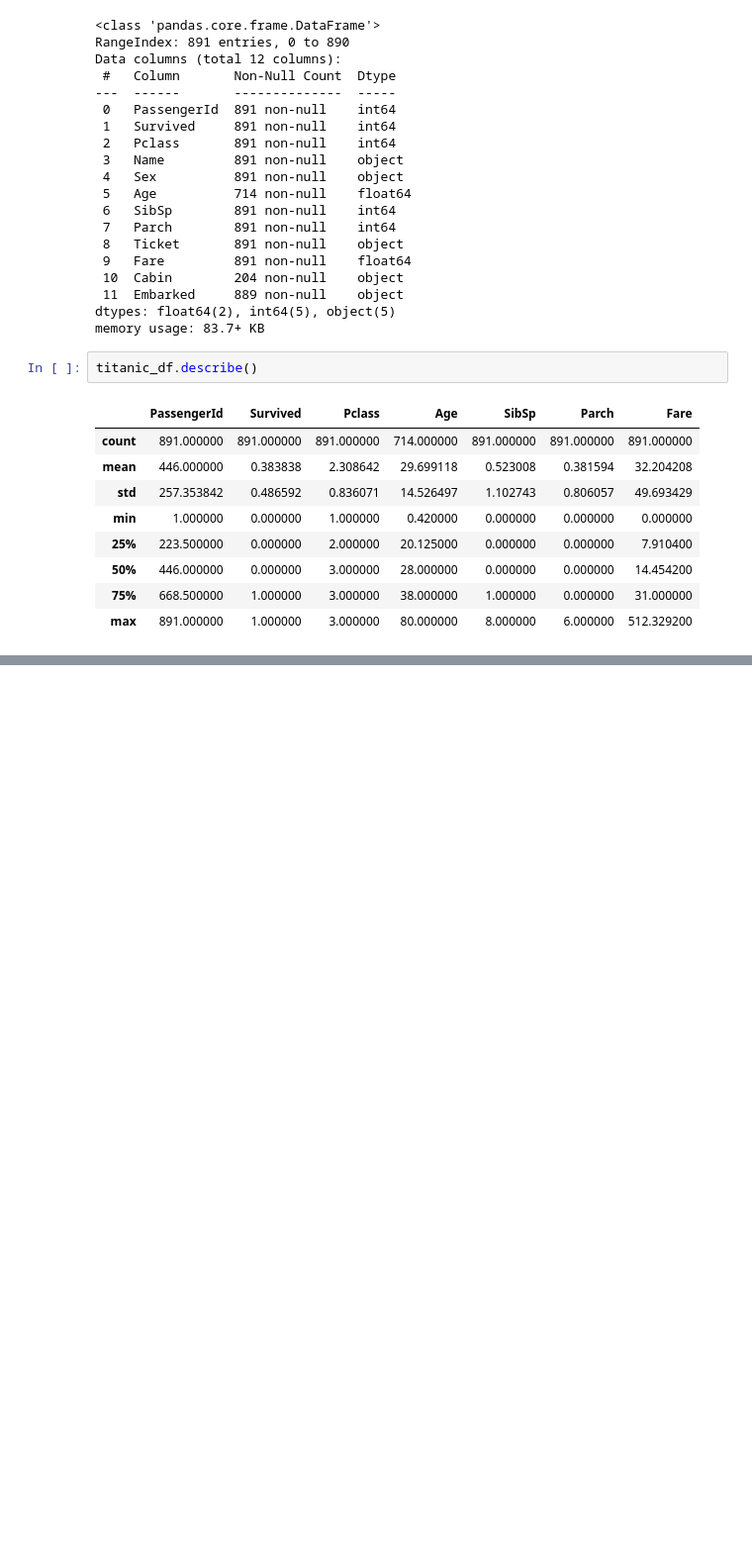
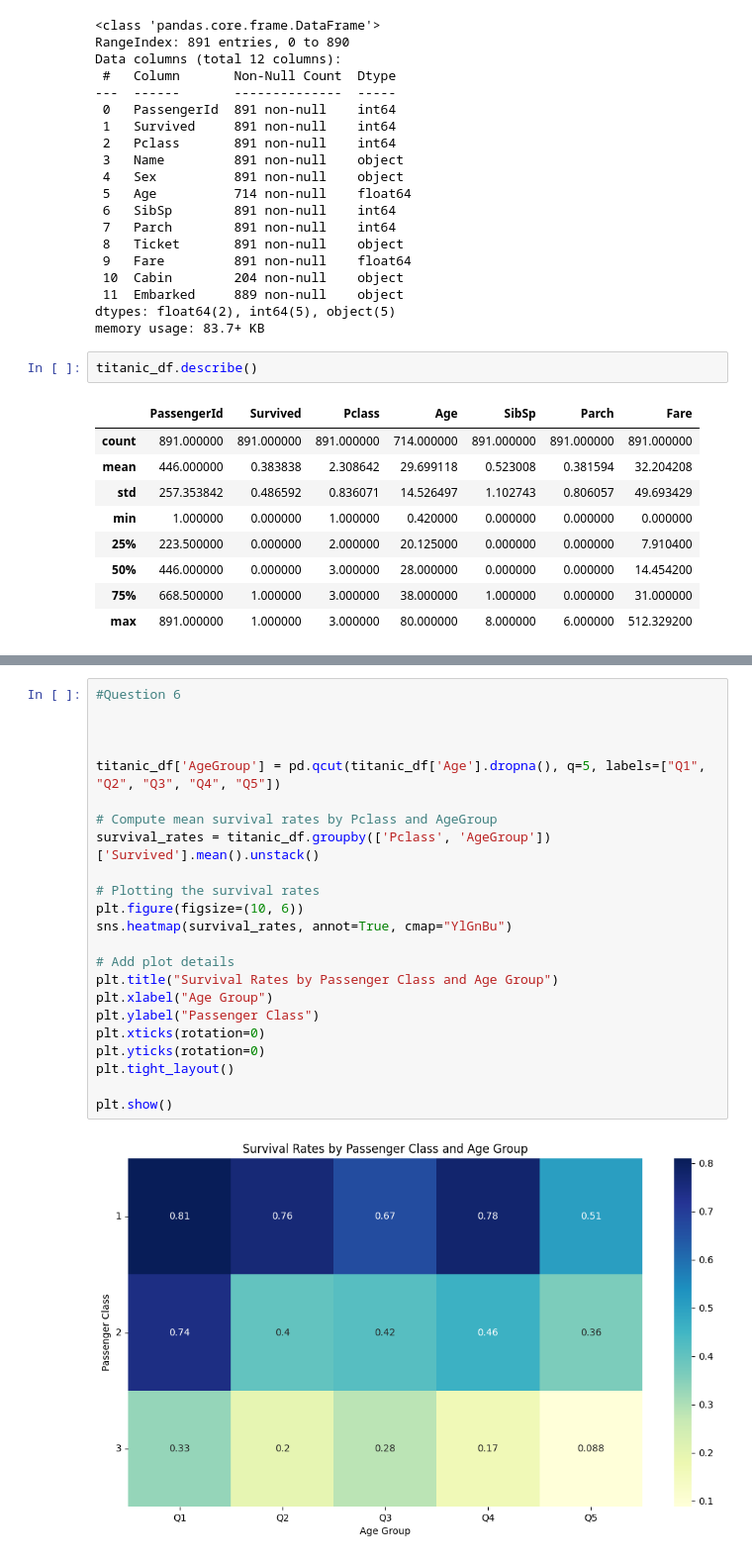
Before and after one commit to rohitkhadka1/5CS037-2024, a Jupyter notebook: Worksheets/2407942_Rohit_Khadka_Worksheet_2.ipynb, the cells around one changed output, grey strips where cells are left out. Shown at 99% size. Cells and saved outputs as stored; diff of their text form; blank space fills up the shorter version.

```diff
--- a/Worksheets/2407942_Rohit_Khadka_Worksheet_2.ipynb
+++ b/Worksheets/2407942_Rohit_Khadka_Worksheet_2.ipynb
@@ -264,0 +423,25 @@ titanic_df.describe()
+# %%
+#Question 6
+
+
+
+titanic_df['AgeGroup'] = pd.qcut(titanic_df['Age'].dropna(), q=5, labels=["Q1", "Q2", "Q3", "Q4", "Q5"])
+
+# Compute mean survival rates by Pclass and AgeGroup
+survival_rates = titanic_df.groupby(['Pclass', 'AgeGroup'])['Survived'].mean().unstack()
+
+# Plotting the survival rates
+plt.figure(figsize=(10, 6))
+sns.heatmap(survival_rates, annot=True, cmap="YlGnBu")
+
+# Add plot details
+plt.title("Survival Rates by Passenger Class and Age Group")
+plt.xlabel("Age Group")
+plt.ylabel("Passenger Class")
+plt.xticks(rotation=0)
+plt.yticks(rotation=0)
+plt.tight_layout()
+
+plt.show()
+# %% [output]
+[figure, added]
```
Also changed, not shown: parts of 25 cells of this notebook.
